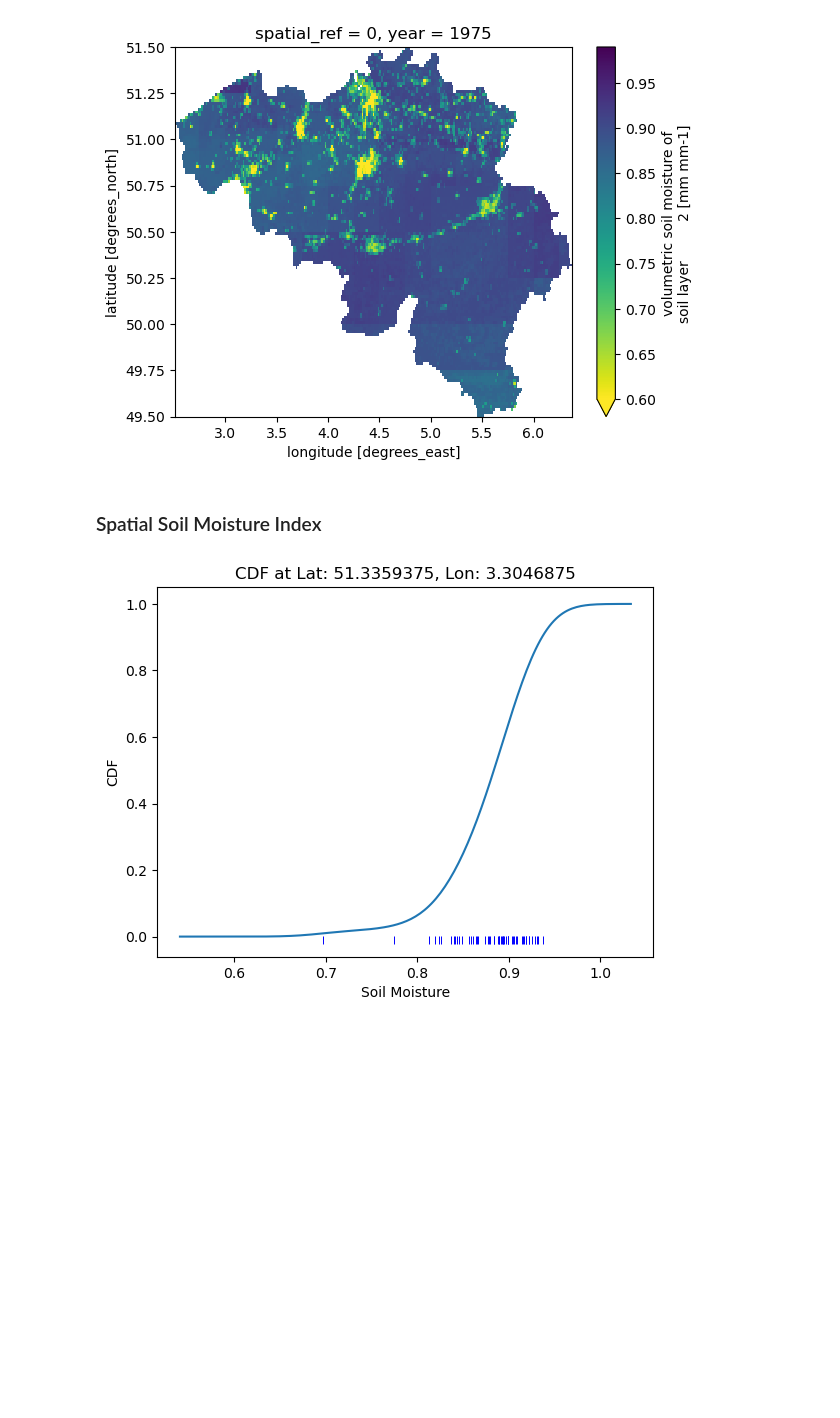
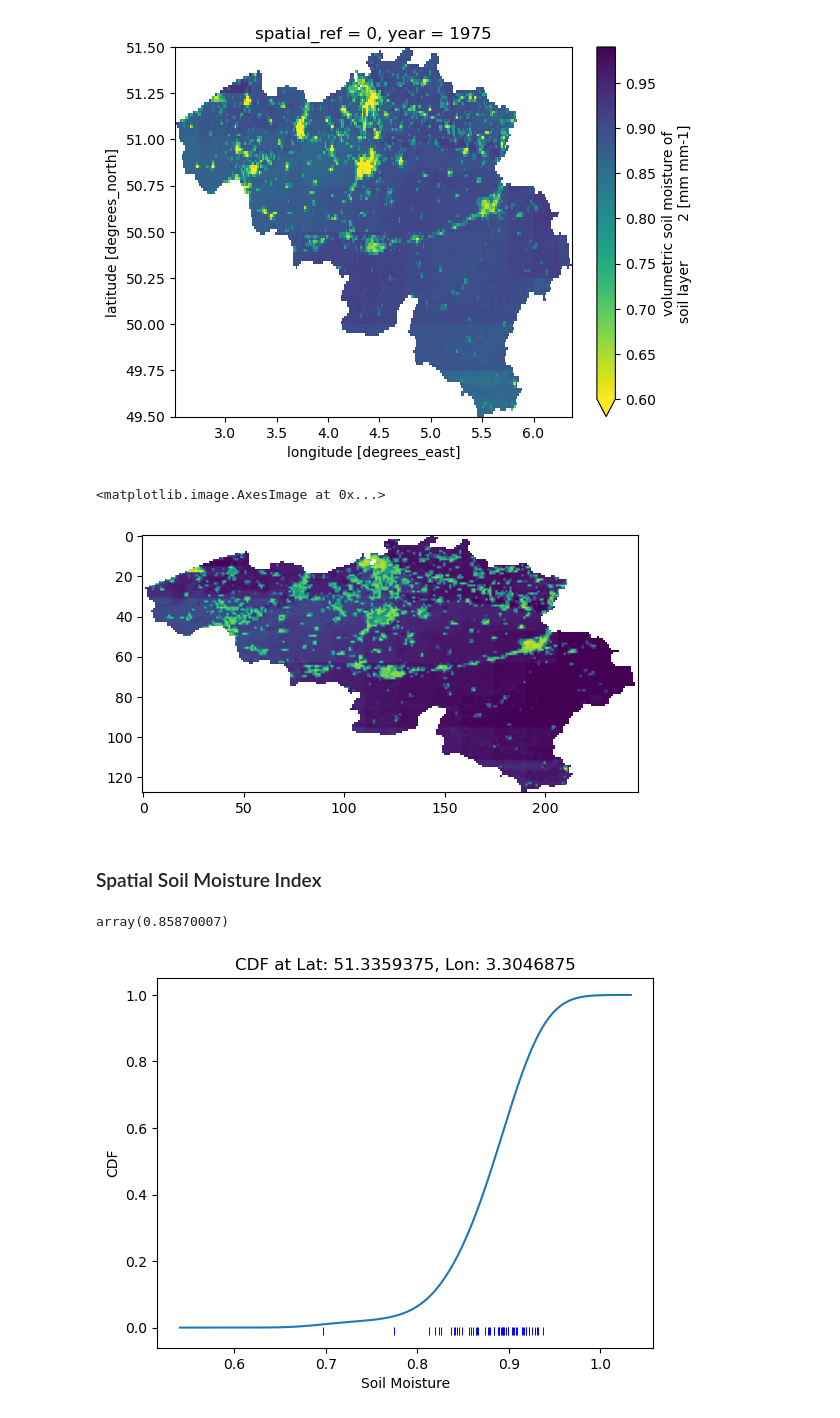
Before and after one commit to klekarkar/mHM_IO_dataprocessing, a Jupyter notebook: soilmoisture_anomalies.ipynb, the cells around one changed output. Drawn from its saved outputs; the diff is of its cells as text; code cells hidden in the pictures; blank space fills up the shorter version.

Commit message:
drought percentiles

```diff
--- a/soilmoisture_anomalies.ipynb
+++ b/soilmoisture_anomalies.ipynb
@@ -216,6 +216,11 @@ for i in range(len(data_summer_avg.lon)):  # Longitude dimension
 
         # Store the CDF in the corresponding grid cell
         cdf_array[j, i, :] = cdf
+# %%
+plt.imshow(cdf_array[:, :, 100])
+# %% [output]
+<matplotlib.image.AxesImage at 0x...>
+[figure, added]
 # %% [markdown]
 ### Spatial Soil Moisture Index
 # %%
@@ -254,3 +271,7 @@ for i in range(len(data_summer_avg.lon)):
+# %%
+percentile_data
+# %% [output]
+array(0.85870007)
 # %%
 lat_idx = 10
 lon_idx = 50
```
Also changed, not shown: parts of 6 cells of this notebook.
